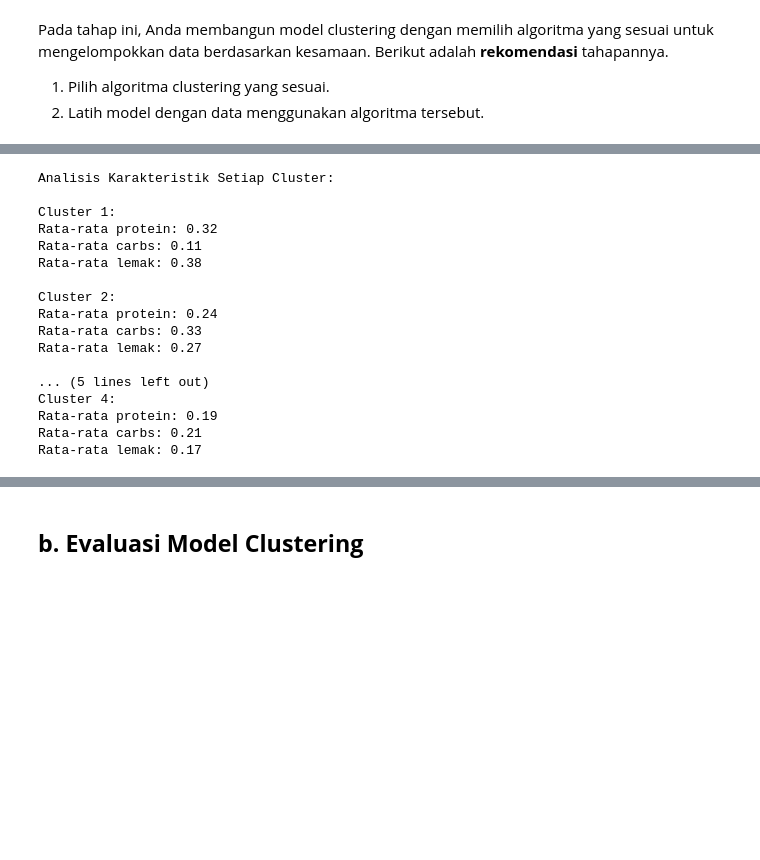
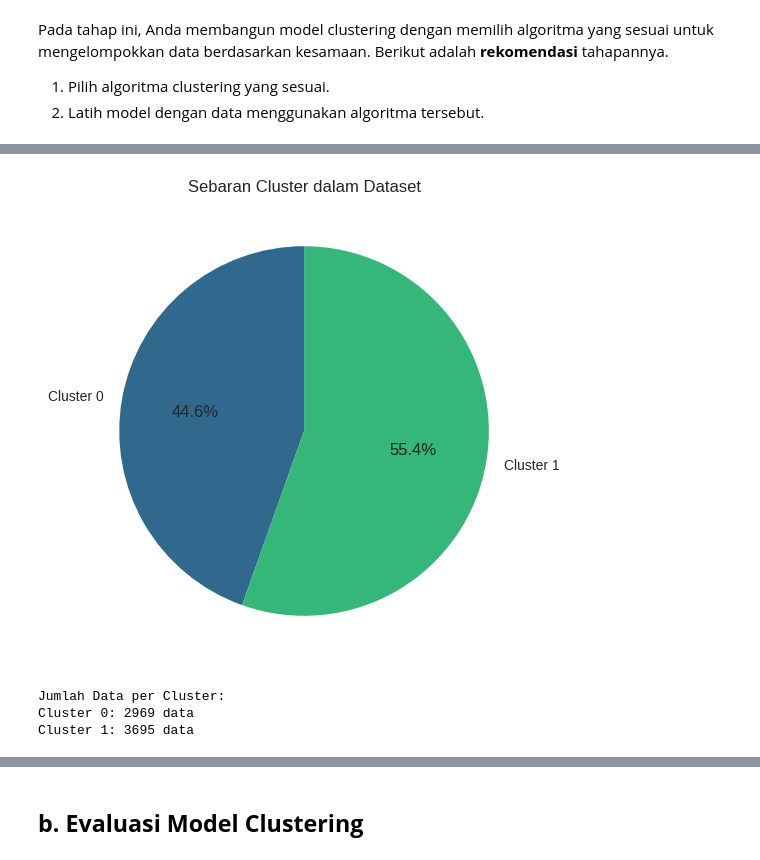
Before and after one commit to Us9r/DicodingBMLP, a Jupyter notebook: [Clustering]_Submission_Akhir_BMLP_Us9r.ipynb, the cells around one changed output, grey strips where cells are left out. Cells and saved outputs as stored; diff of their text form; code cells hidden in the pictures; blank space fills up the shorter version.

```diff
--- a/[Clustering]_Submission_Akhir_BMLP_Us9r.ipynb
+++ b/[Clustering]_Submission_Akhir_BMLP_Us9r.ipynb
@@ -497,21 +587,30 @@ def analyze_clusters(df, labels, k):
-# %%
-# Memanggil fungsi analisis karakteristik cluster
-analyze_clusters(df.values, labels, k)
-# %% [output]
-Analisis Karakteristik Setiap Cluster:
-
-Cluster 1:
-Rata-rata protein: 0.32
-Rata-rata carbs: 0.11
-Rata-rata lemak: 0.38
-
-Cluster 2:
-Rata-rata protein: 0.24
-Rata-rata carbs: 0.33
-Rata-rata lemak: 0.27
-
-... (5 lines left out)
-Cluster 4:
-Rata-rata protein: 0.19
-Rata-rata carbs: 0.21
-Rata-rata lemak: 0.17
+# %%
+import matplotlib.pyplot as plt
+
+# Hitung jumlah data per cluster
+cluster_counts = df_clustered['Cluster'].value_counts().sort_index()
+
+# Buat pie chart
+plt.figure(figsize=(8, 6))
+plt.pie(cluster_counts.values,
+        labels=[f'Cluster {cluster}' for cluster in cluster_counts.index],
+        autopct='%1.1f%%',
+        startangle=90,
+        colors=sns.color_palette("viridis", n_colors=len(cluster_counts)))
+        #colors=plt.cm.viridis(cluster_counts.index / cluster_counts.index.max()))
+
+# Atur judul
+plt.title('Sebaran Cluster dalam Dataset')
+
+# Tampilkan plot
+plt.show()
+# %% [output]
+[figure, added]
+# %%
+print("Jumlah Data per Cluster:")
+for cluster, count in cluster_counts.items():
+    print(f"Cluster {cluster}: {count} data")
+# %% [output]
+Jumlah Data per Cluster:
+Cluster 0: 2969 data
+Cluster 1: 3695 data
```
Also changed, not shown: parts of 18 cells of this notebook.
